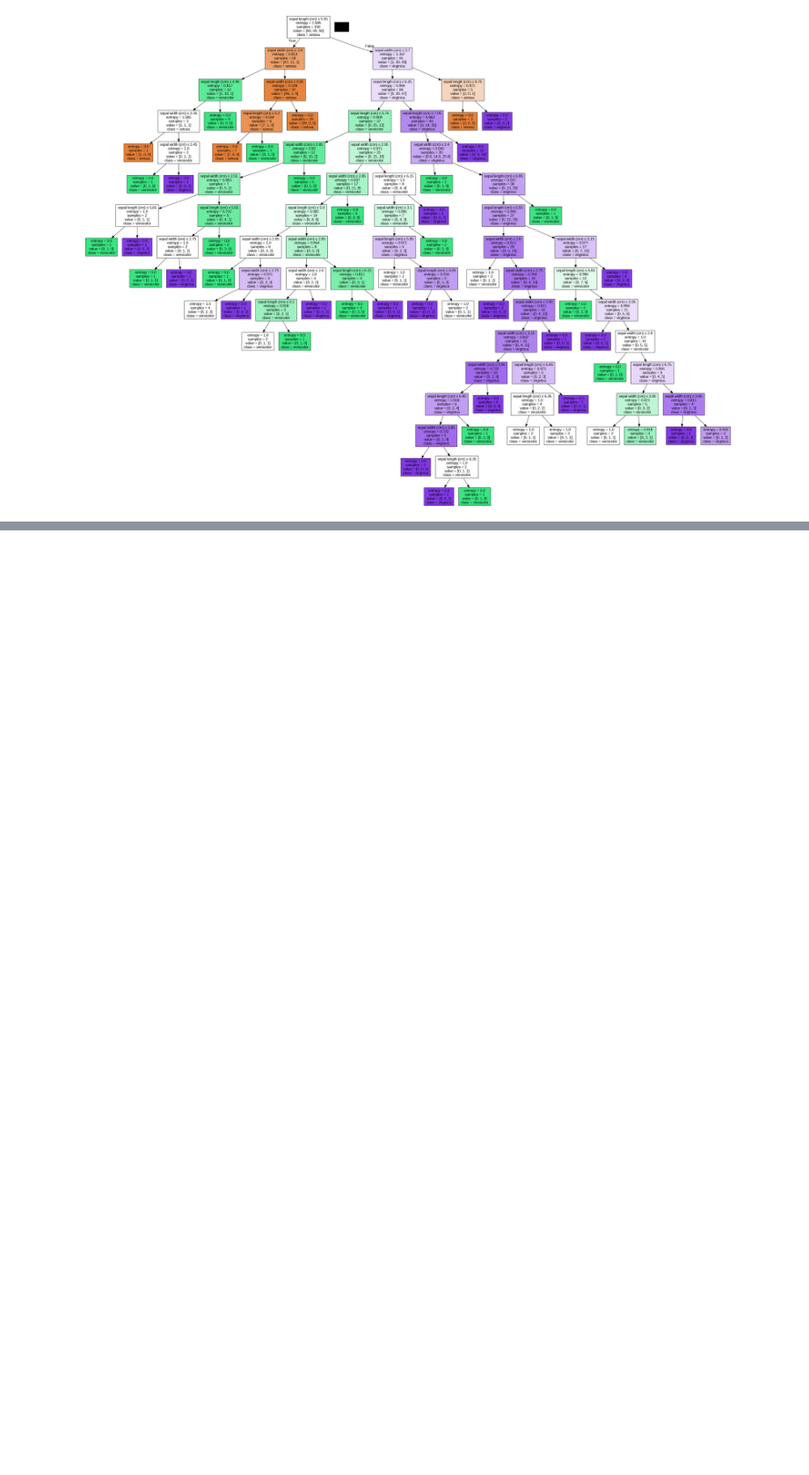
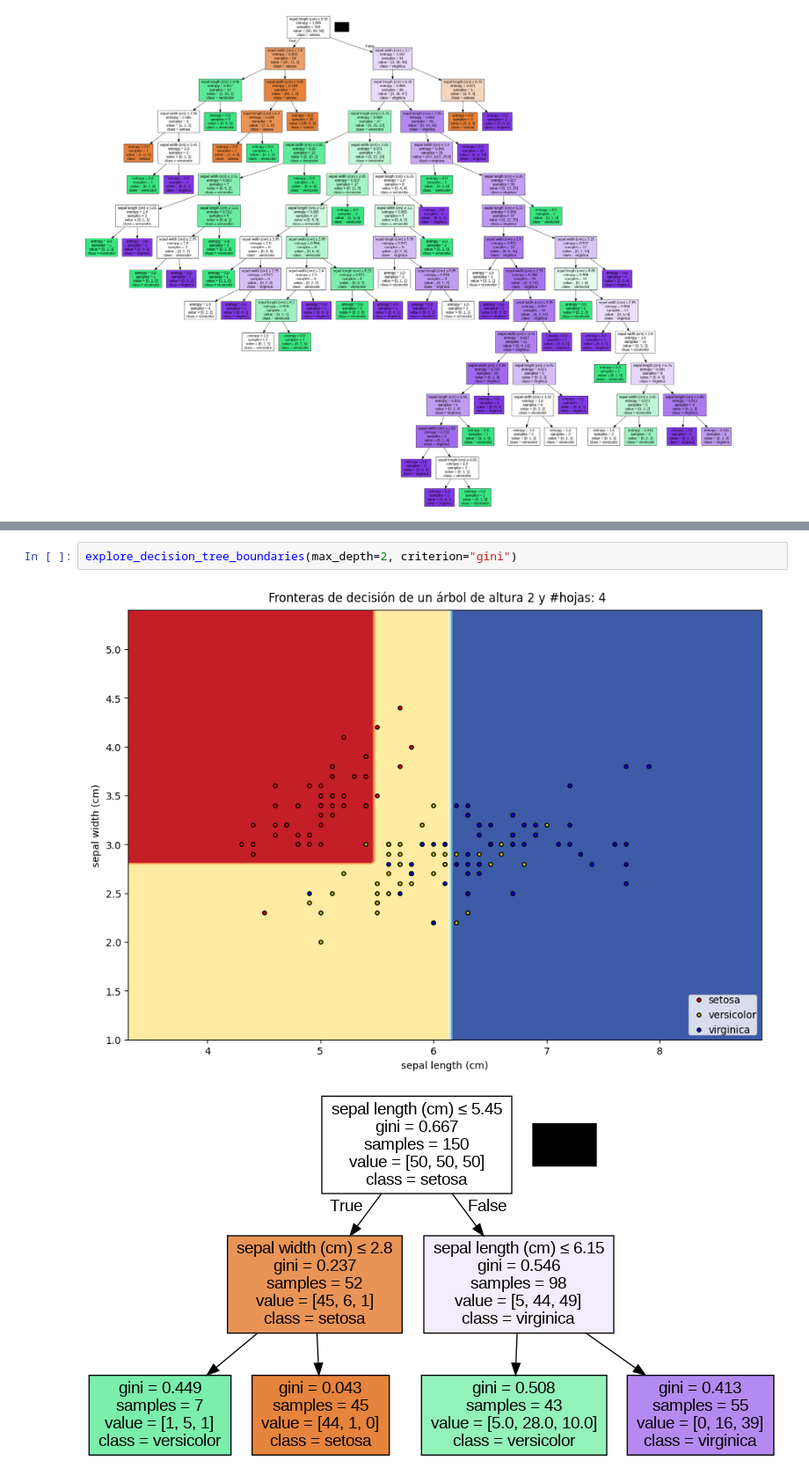
Before and after one commit to tusar-verma/Machine-learning-2c2026, a Jupyter notebook: notebooks/notebook_03_arboles_de_decision_sklearn-published.ipynb, the cells around one changed output, grey strips where cells are left out. Shown at 88% size. Drawn from its saved outputs; the diff is of its cells as text; blank space fills up the shorter version.

```diff
--- a/notebooks/notebook_03_arboles_de_decision_sklearn-published.ipynb
+++ b/notebooks/notebook_03_arboles_de_decision_sklearn-published.ipynb
@@ -533,0 +564,5 @@ explore_decision_tree_boundaries()
+# %%
+explore_decision_tree_boundaries(max_depth=2, criterion="gini")
+# %% [output]
+[figure, added]
+[figure, added]
```
Also changed, not shown: parts of 7 cells of this notebook.
